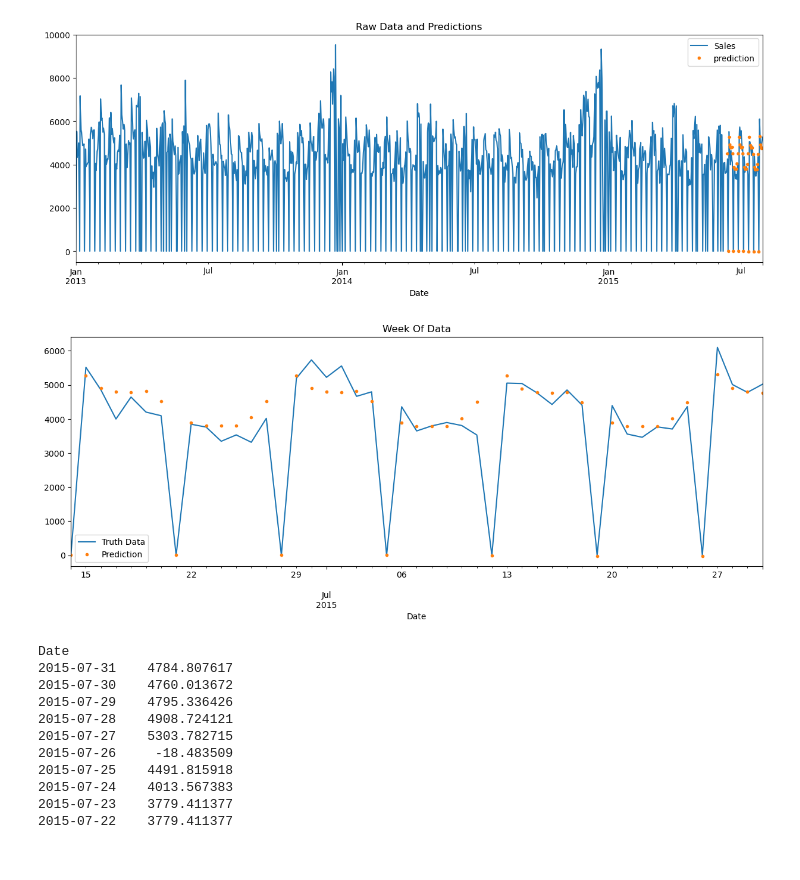
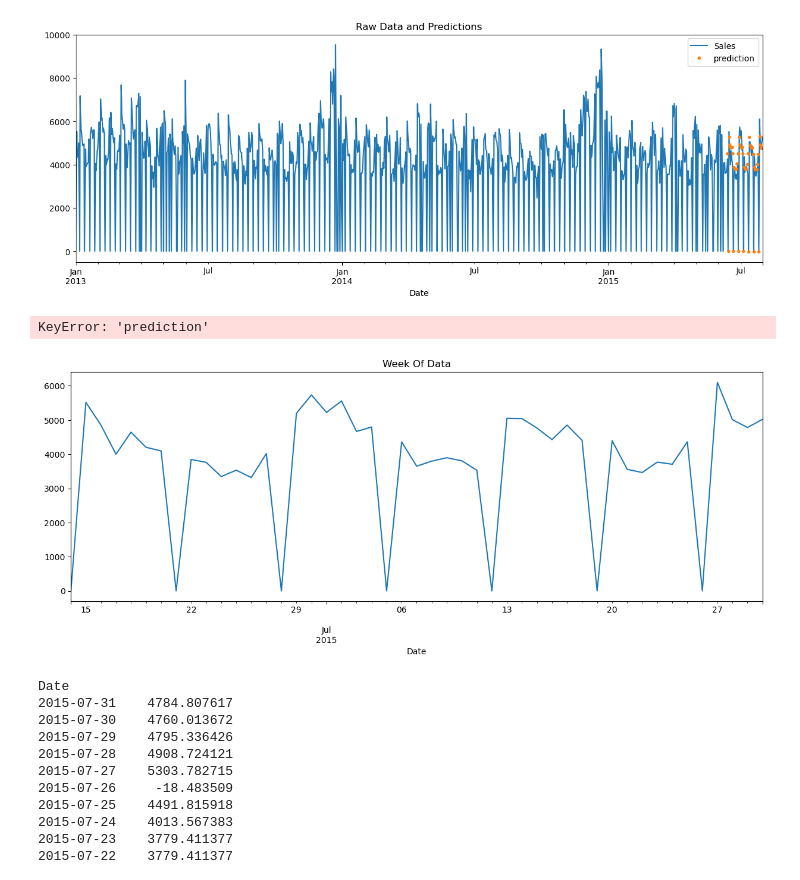
Before and after one commit to amanods/Rossmann_Sales_Prediction, a Jupyter notebook: rossmann_store_analysis_forecast_2.ipynb, the cells around one changed output. Drawn from its saved outputs; the diff is of its cells as text; code cells hidden in the pictures.

```diff
--- a/rossmann_store_analysis_forecast_2.ipynb
+++ b/rossmann_store_analysis_forecast_2.ipynb
@@ -24,8 +30,8 @@ import seaborn as sns # advanced vizs
 - SchoolHoliday: indicates if the (Store, Date) was affected by the closure of public schools.
 # %%
 # Load data
-train = pd.read_csv("/Users/manueloers/Downloads/rossmann-store-sales/train.csv", low_memory=False, index_col="Date", parse_dates=True)
-store = pd.read_csv("/Users/manueloers/Downloads/rossmann-store-sales/store.csv")
+train = pd.read_csv("./rossmann-store-sales/train.csv", low_memory=False, index_col="Date", parse_dates=True)
+store = pd.read_csv("./rossmann-store-sales/store.csv")
 
 # Shape of each dataset
 print("The train dataset has the following shape:", train.shape)
@@ -401,10 +422,11 @@ Text(0.5, 1.0, 'Raw Data and Predictions')
 # %%
 ax = df_s1.loc[(df_s1.index > '2015-06-13') & (df_s1.index < '2015-07-31')]['Sales'].plot(figsize=(15, 5), title='Week Of Data')
 df_s1.loc[(df_s1.index > '2015-06-13') & (df_s1.index < '2015-07-31')]['prediction'].plot(style='.')
-plt.legend(['Truth Data', 'Prediction'])
+plt.legend(['Observation', 'Prediction'])
 plt.show()
 # %% [output]
+KeyError: 'prediction'
-[figure, old version]
+[figure, new version]
 # %%
 df_s1["prediction"].iloc[:49]
 # %% [output]
```
Also changed, not shown: parts of 5 cells of this notebook, 2 other files.
